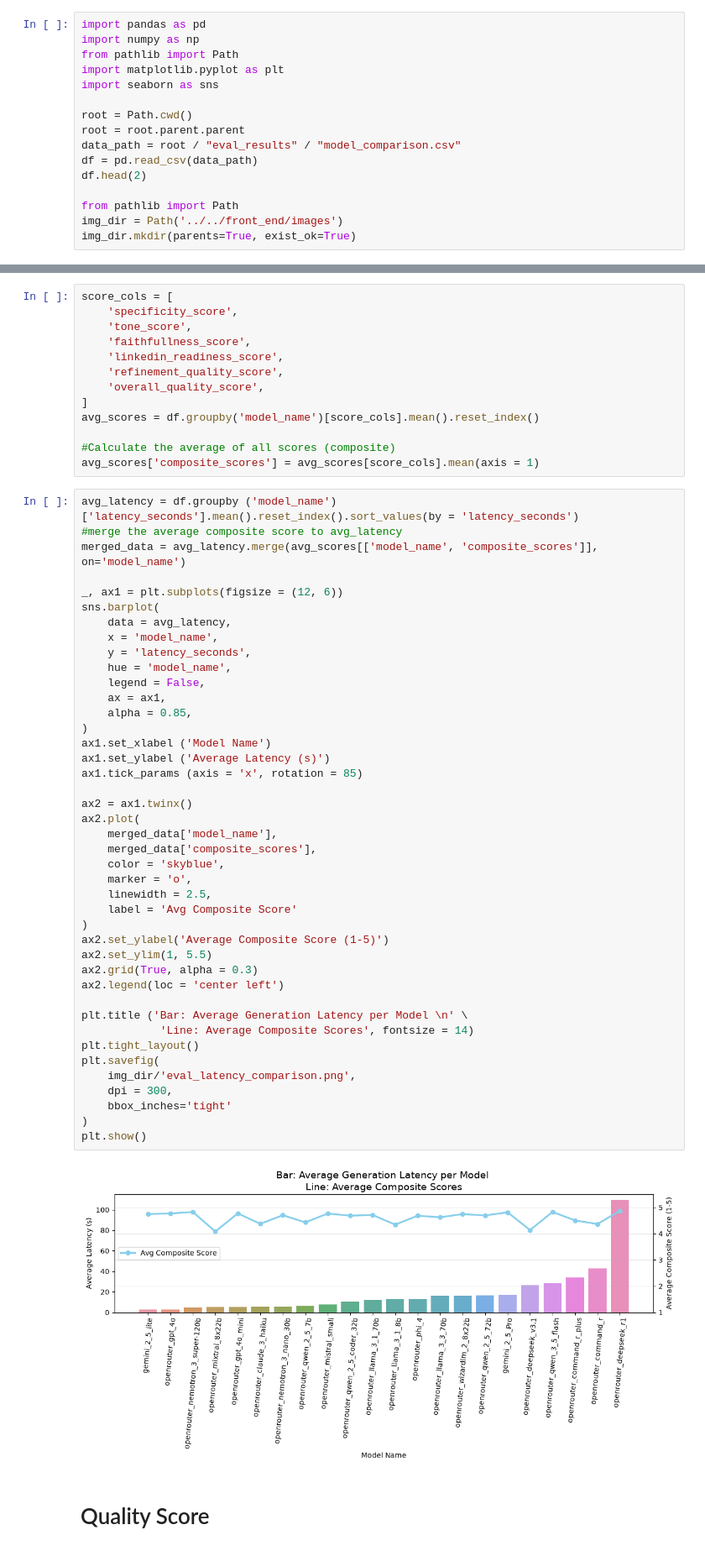
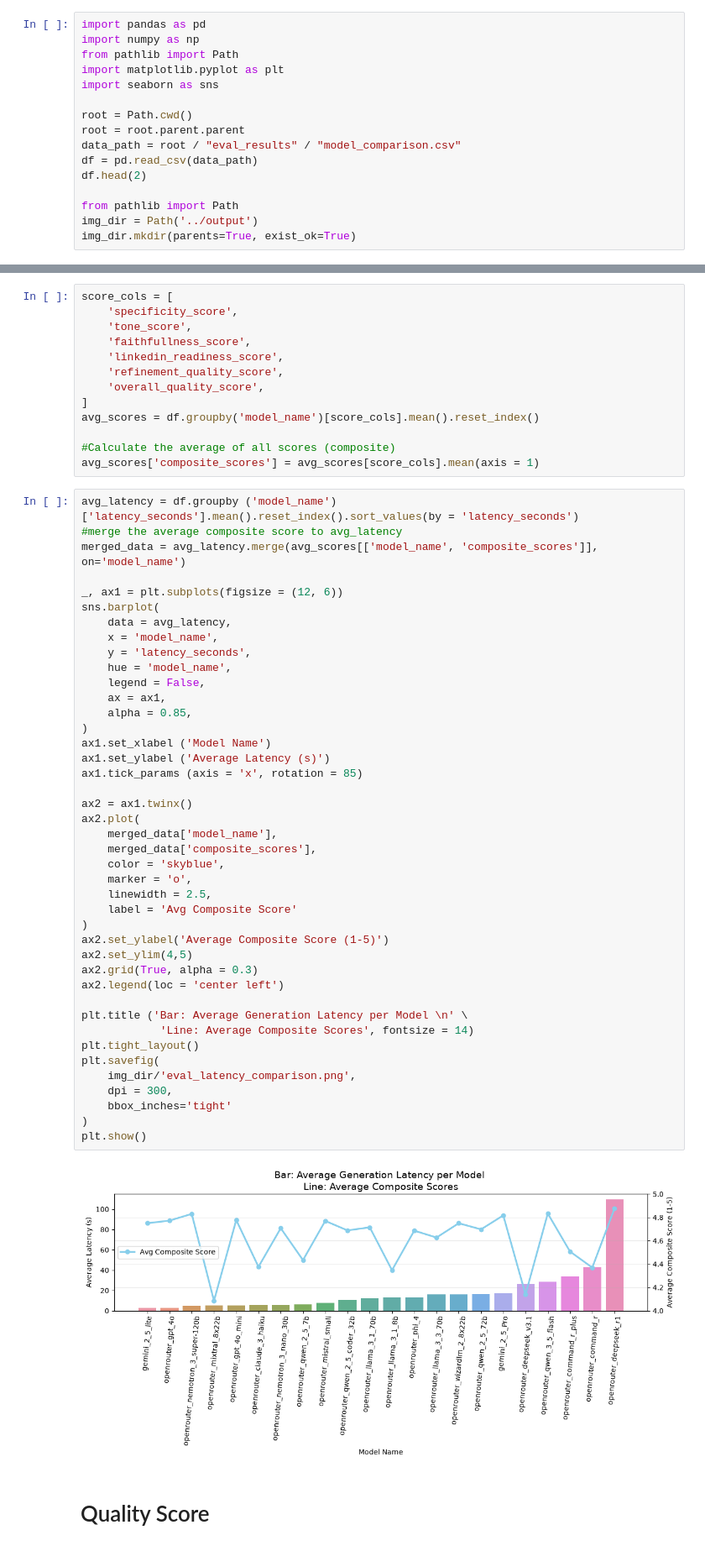
Before and after one commit to AlexDaPiggie/LinkedIn_Job_Description_GenAI, a Jupyter notebook: src/evaluation/Model_Comparison_Analysis.ipynb, the cells around one changed output, grey strips where cells are left out. Shown at 84% size. Cells and saved outputs as stored; diff of their text form.

```diff
--- a/src/evaluation/Model_Comparison_Analysis.ipynb
+++ b/src/evaluation/Model_Comparison_Analysis.ipynb
@@ -14,7 +14,7 @@ df = pd.read_csv(data_path)
 df.head(2)
 
 from pathlib import Path
-img_dir = Path('../../front_end/images')
+img_dir = Path('../output')
 img_dir.mkdir(parents=True, exist_ok=True)
 # %% [markdown]
 # Organizing Data and Analyze Pass Rate
@@ -191,35 +191,35 @@ sns.barplot(
     ax = ax1,
     alpha = 0.85,
 )
 ax1.set_xlabel ('Model Name')
 ax1.set_ylabel ('Average Latency (s)')
 ax1.tick_params (axis = 'x', rotation = 85)
 
 ax2 = ax1.twinx()
 ax2.plot(
     merged_data['model_name'],
     merged_data['composite_scores'],
     color = 'skyblue',
     marker = 'o',
     linewidth = 2.5,
     label = 'Avg Composite Score'
 )
 ax2.set_ylabel('Average Composite Score (1-5)')
-ax2.set_ylim(1, 5.5)
+ax2.set_ylim(4,5)
 ax2.grid(True, alpha = 0.3)
 ax2.legend(loc = 'center left')
 
 plt.title ('Bar: Average Generation Latency per Model \n' \
             'Line: Average Composite Scores', fontsize = 14)
 plt.tight_layout()
 plt.savefig(
     img_dir/'eval_latency_comparison.png',
     dpi = 300,
     bbox_inches='tight'
 )
 plt.show()
 # %% [output]
-[figure, old version]
+[figure, new version]
 # %% [markdown]
 # Quality Score
 # %%
```
Also changed, not shown: parts of 1 cell of this notebook, 11 other files.
